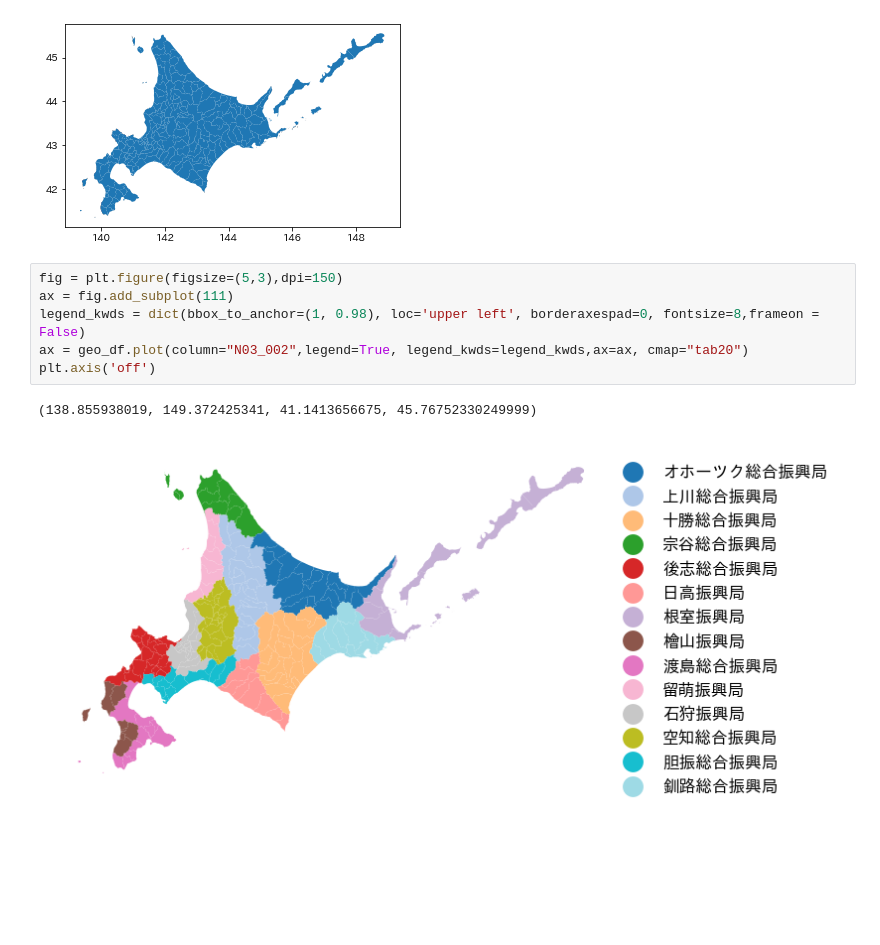
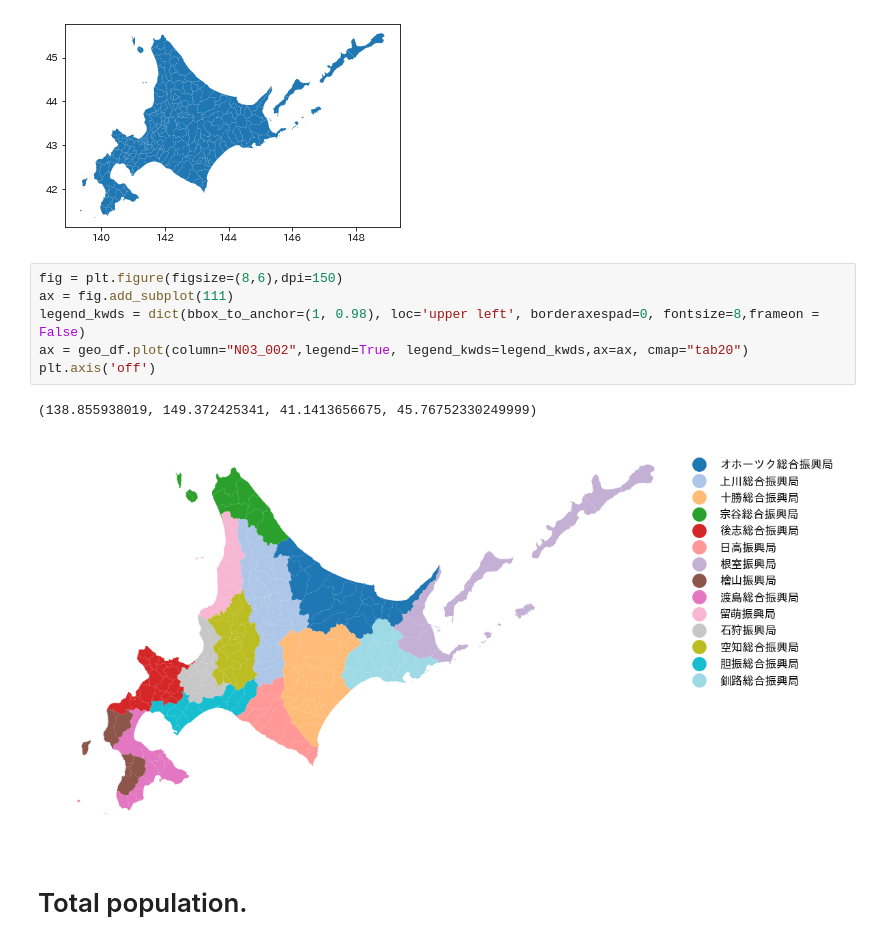
Before and after one commit to akitoshiblog/geopandas-choropleth, a Jupyter notebook: geopandas_choropleth.ipynb, the cells around one changed output. Cells and saved outputs as stored; diff of their text form; blank space fills up the shorter version.

```diff
--- a/geopandas_choropleth.ipynb
+++ b/geopandas_choropleth.ipynb
@@ -12,11 +17,13 @@ geo_df.plot()
 <matplotlib.axes._subplots.AxesSubplot at 0x...>
 [figure]
 # %%
-fig = plt.figure(figsize=(5,3),dpi=150)
+fig = plt.figure(figsize=(8,6),dpi=150)
 ax = fig.add_subplot(111)
 legend_kwds = dict(bbox_to_anchor=(1, 0.98), loc='upper left', borderaxespad=0, fontsize=8,frameon = False)
 ax = geo_df.plot(column="N03_002",legend=True, legend_kwds=legend_kwds,ax=ax, cmap="tab20")
 plt.axis('off')
 # %% [output]
 (138.855938019, 149.372425341, 41.1413656675, 45.76752330249999)
-[figure, old version]
+[figure, new version]
+# %% [markdown]
+# Total population.
```
Also changed, not shown: parts of 6 cells of this notebook, 1 other file.
